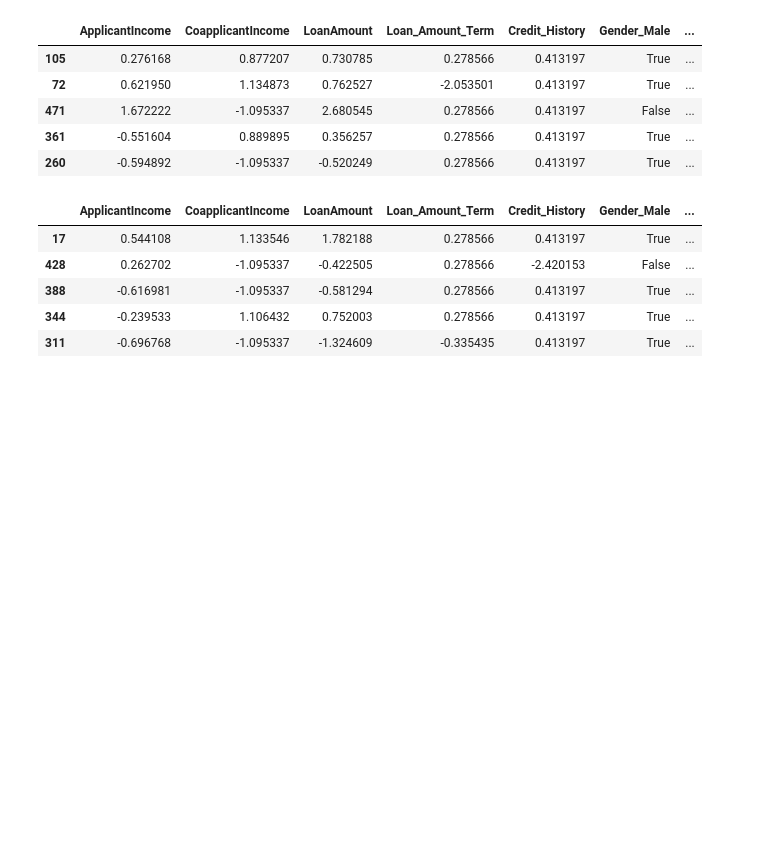
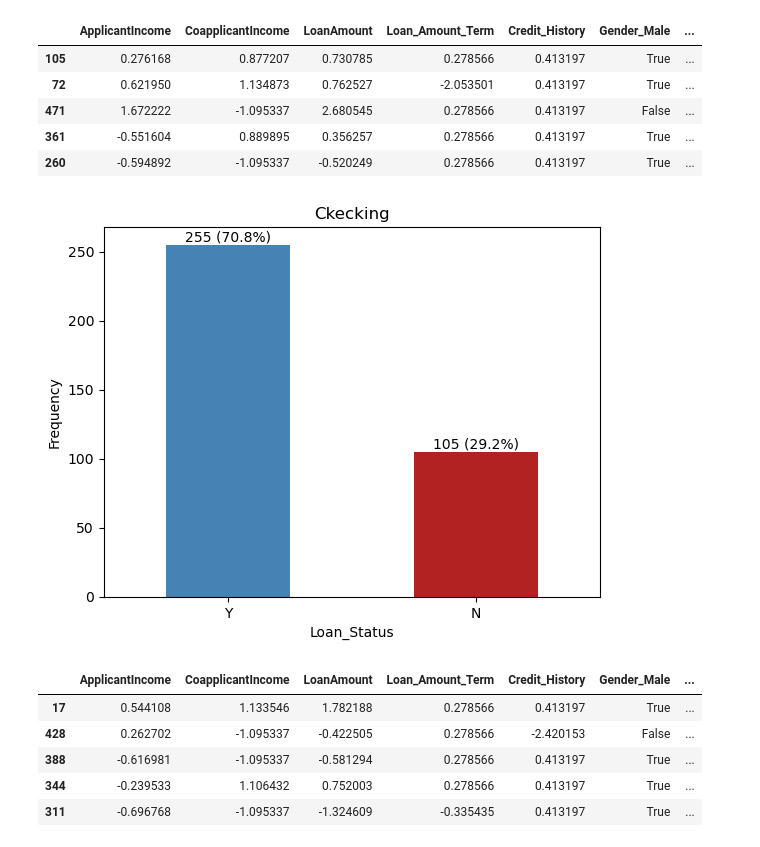
Before and after one commit to ebenezer2015/Machine-Learning-Model-Analysis, a Jupyter notebook: Classification-Modelling/Model-Training.ipynb, the cells around one changed output. Cells and saved outputs as stored; diff of their text form; code cells hidden in the pictures; blank space fills up the shorter version.

```diff
--- a/Classification-Modelling/Model-Training.ipynb
+++ b/Classification-Modelling/Model-Training.ipynb
@@ -61,6 +54,10 @@ trained_df.head()
 | 471 | 1.672222 | -1.095337 | 2.680545 | 0.278566 | 0.413197 | False | ... |
 | 361 | -0.551604 | 0.889895 | 0.356257 | 0.278566 | 0.413197 | True | ... |
 | 260 | -0.594892 | -1.095337 | -0.520249 | 0.278566 | 0.413197 | True | ... |
+# %%
+ml.checking_class_imbalance(trained_df, 'Loan_Status', 'Ckecking')
+# %% [output]
+[figure, added]
 # %%
 validate_df.head()
 # %% [output]
```
Also changed, not shown: parts of 18 cells of this notebook, 1 other file.
